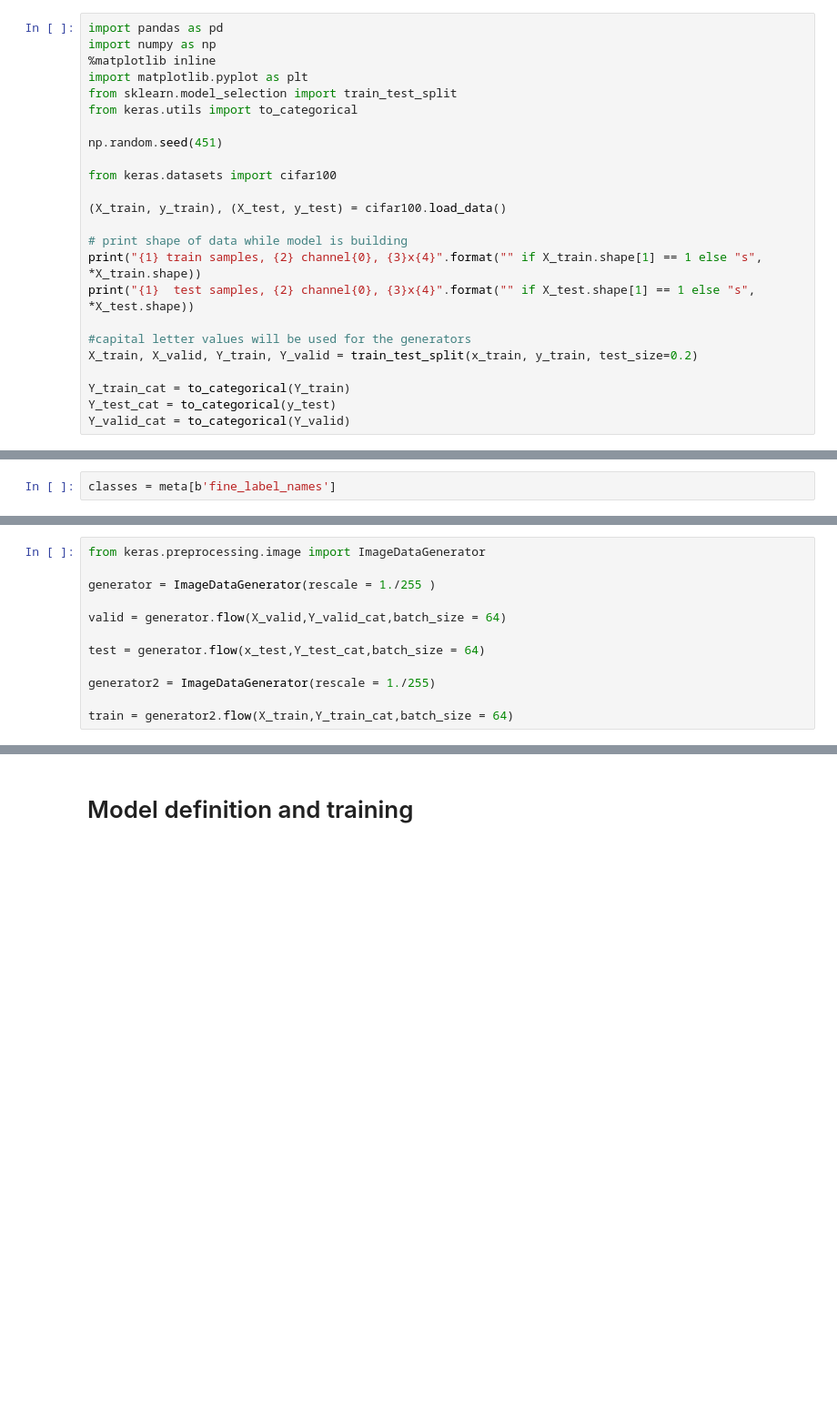
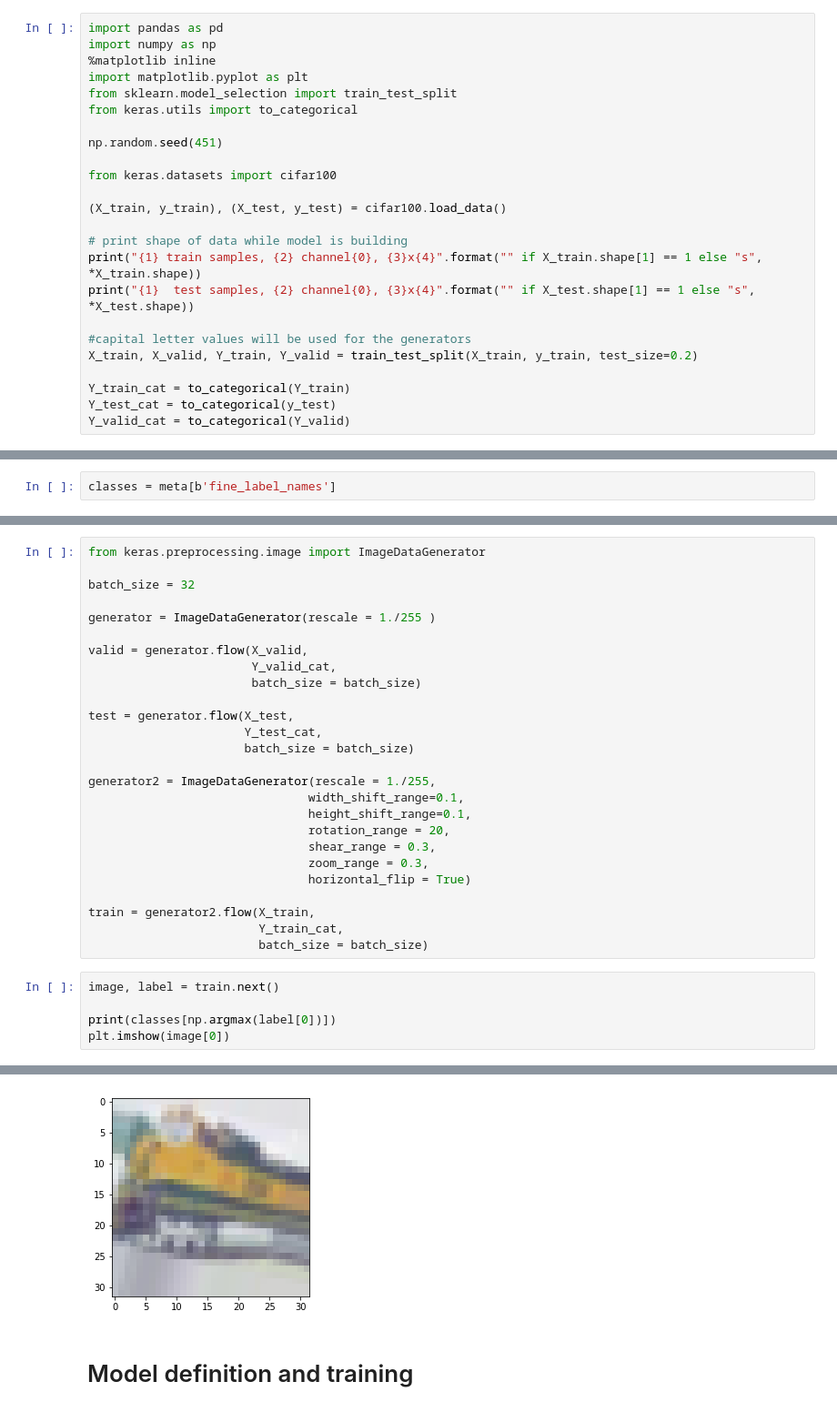
Before and after one commit to Tzeny/cifar100, a Jupyter notebook: Cifar100.ipynb, the cells around one changed output, grey strips where cells are left out. Shown: that part at 91% size. Saved outputs shown, nothing was run; the diff lists cells and outputs as text; blank space fills up the shorter version.

```diff
--- a/Cifar100.ipynb
+++ b/Cifar100.ipynb
@@ -97,7 +97,7 @@ print("{1} train samples, {2} channel{0}, {3}x{4}".format("" if X_train.shape[1]
 print("{1}  test samples, {2} channel{0}, {3}x{4}".format("" if X_test.shape[1] == 1 else "s", *X_test.shape))
 
 #capital letter values will be used for the generators
-X_train, X_valid, Y_train, Y_valid = train_test_split(x_train, y_train, test_size=0.2)
+X_train, X_valid, Y_train, Y_valid = train_test_split(X_train, y_train, test_size=0.2)
 
 Y_train_cat = to_categorical(Y_train)
 Y_test_cat = to_categorical(y_test)
@@ -157,12 +162,32 @@ b'clock'
 # %%
 from keras.preprocessing.image import ImageDataGenerator
 
+batch_size = 32
+
 generator = ImageDataGenerator(rescale = 1./255 )
 
-valid = generator.flow(X_valid,Y_valid_cat,batch_size = 64)
+valid = generator.flow(X_valid,
+                       Y_valid_cat,
+                       batch_size = batch_size)
 
-test = generator.flow(x_test,Y_test_cat,batch_size = 64)
+test = generator.flow(X_test,
+                      Y_test_cat,
+                      batch_size = batch_size)
 
-generator2 = ImageDataGenerator(rescale = 1./255)
+generator2 = ImageDataGenerator(rescale = 1./255,
+                               width_shift_range=0.1,
+                               height_shift_range=0.1,
+                               rotation_range = 20,
+                               shear_range = 0.3,
+                               zoom_range = 0.3,
+                               horizontal_flip = True)
 
-train = generator2.flow(X_train,Y_train_cat,batch_size = 64)
+train = generator2.flow(X_train,
+                        Y_train_cat,
+                        batch_size = batch_size)
+# %%
+image, label = train.next()
+
+print(classes[np.argmax(label[0])])
+plt.imshow(image[0])
+# %% [output]
@@ -169,2 +196,3 @@ train = generator2.flow(X_train,Y_train_cat,batch_size = 64)
+[figure, added]
 # %% [markdown]
 # Model definition and training
```
Also changed, not shown: parts of 9 cells of this notebook.
